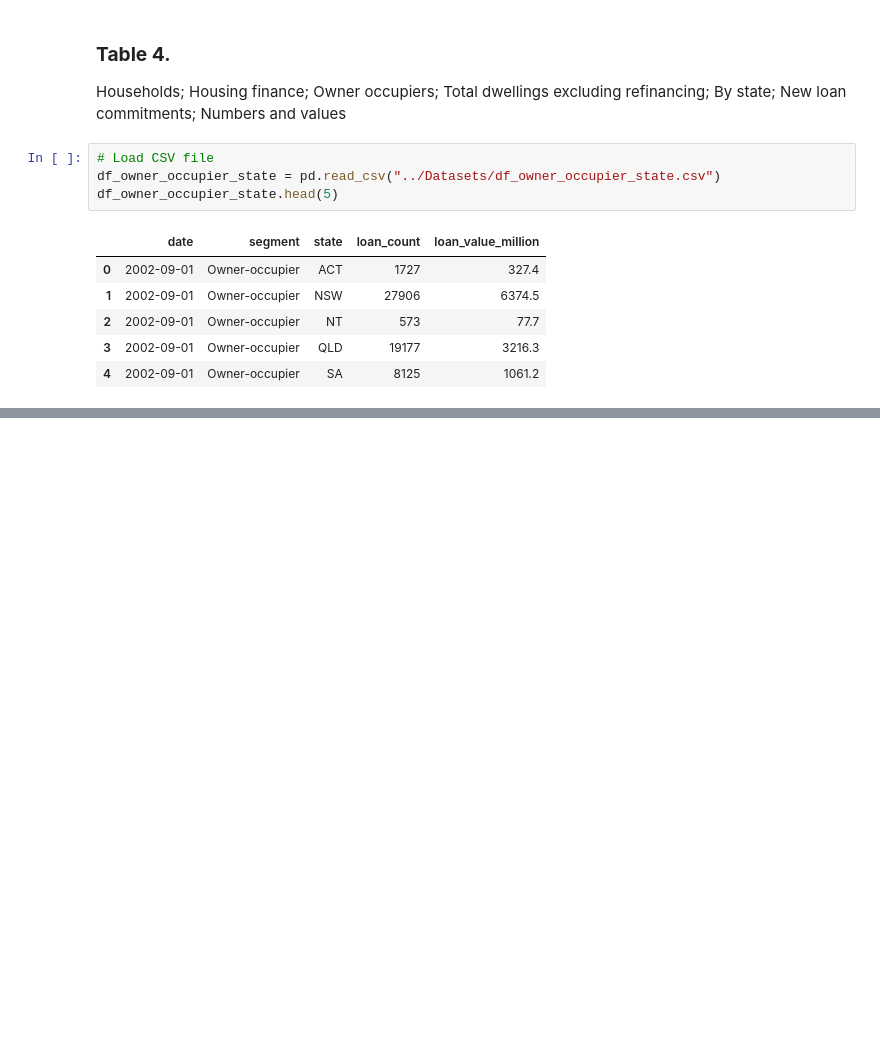
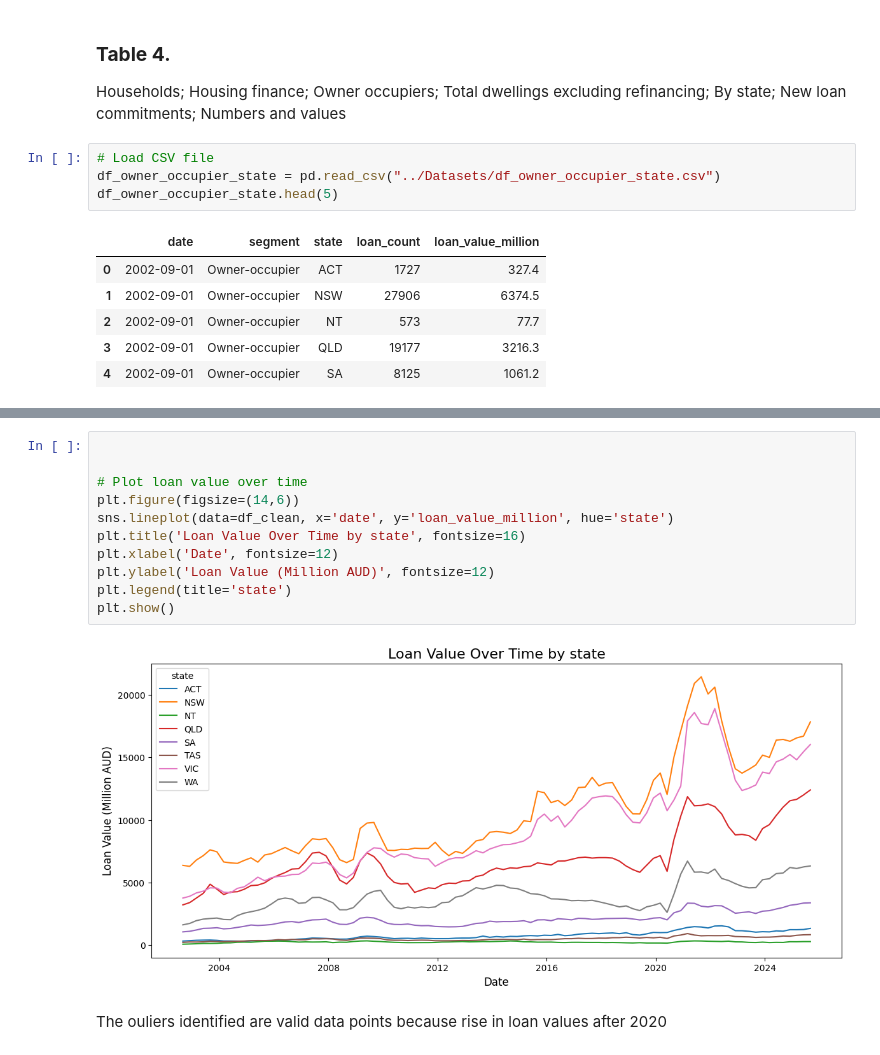
Before and after one commit to MahebobeFayyaz/Australian-Mortgage-Approval-Intelligence-System, a Jupyter notebook: Notebooks/Data_Cleaning_&_EDA.ipynb, the cells around one changed output, grey strips where cells are left out. Cells and saved outputs as stored; diff of their text form; blank space fills up the shorter version.

```diff
--- a/Notebooks/Data_Cleaning_&_EDA.ipynb
+++ b/Notebooks/Data_Cleaning_&_EDA.ipynb
@@ -837,0 +979,15 @@ df_owner_occupier_state.head(5)
+# %%
+
+
+# Plot loan value over time
+plt.figure(figsize=(14,6))
+sns.lineplot(data=df_clean, x='date', y='loan_value_million', hue='state')
+plt.title('Loan Value Over Time by state', fontsize=16)
+plt.xlabel('Date', fontsize=12)
+plt.ylabel('Loan Value (Million AUD)', fontsize=12)
+plt.legend(title='state')
+plt.show()
+# %% [output]
+[figure, added]
+# %% [markdown]
+The ouliers identified are valid data points because rise in loan values after 2020
```
Also changed, not shown: parts of 18 cells of this notebook.
